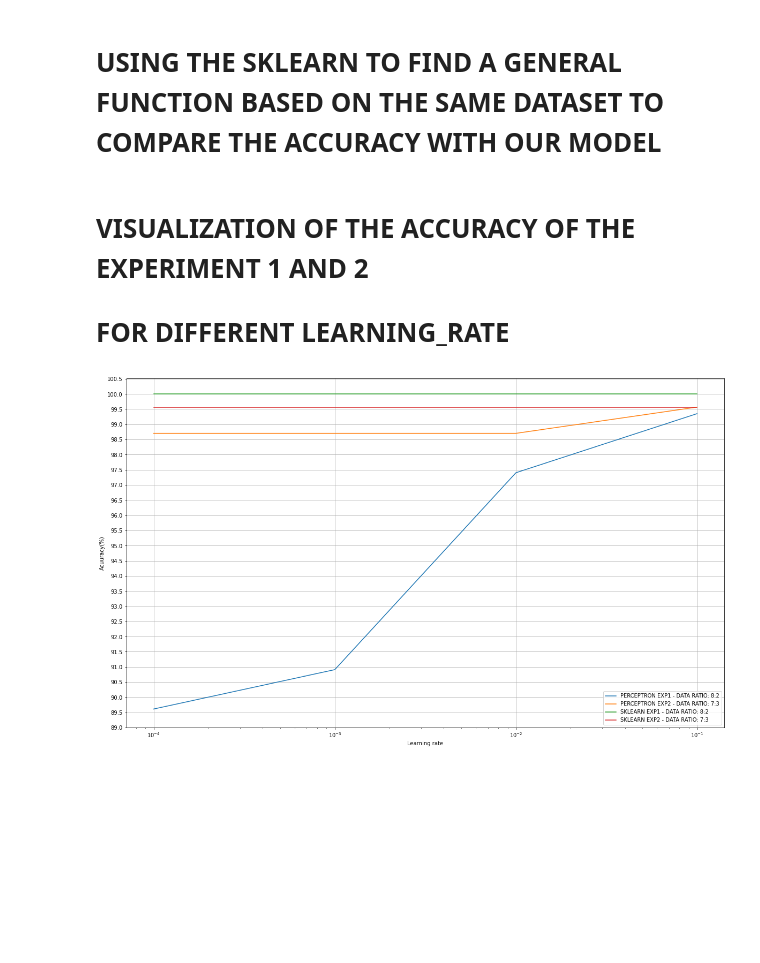
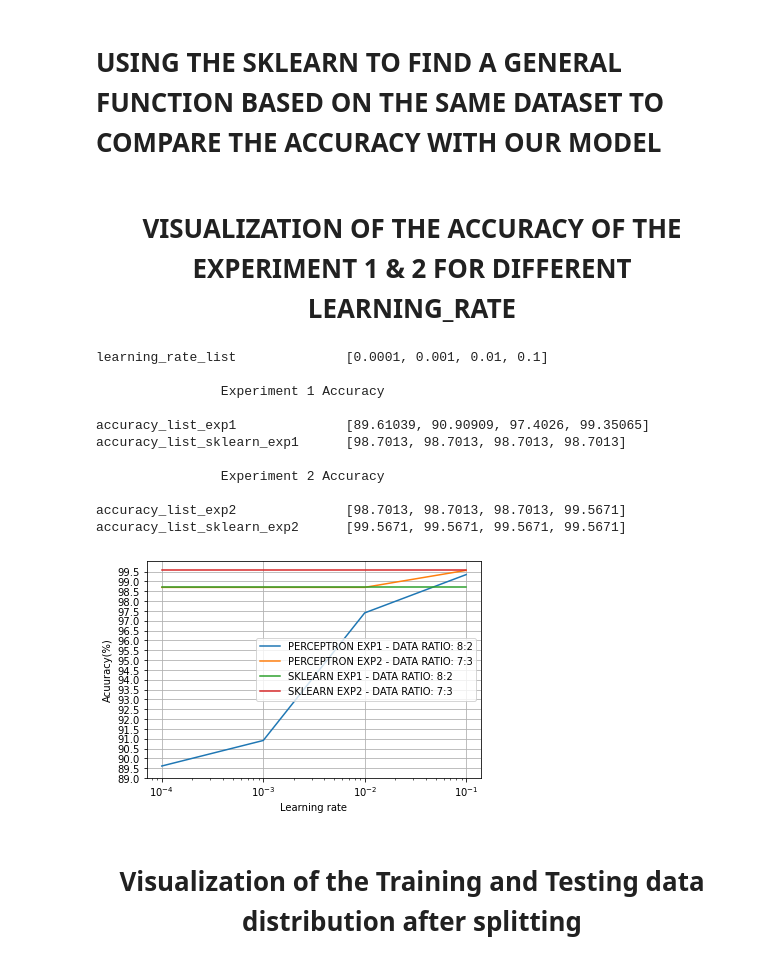
Before and after one commit to bibekalce/Trimester-2, a Jupyter notebook: ASSIGNMENT 1- Perception (A1876371).ipynb, the cells around one changed output. Drawn from its saved outputs; the diff is of its cells as text; code cells hidden in the pictures; blank space fills up the shorter version.

```diff
--- a/ASSIGNMENT 1- Perception (A1876371).ipynb
+++ b/ASSIGNMENT 1- Perception (A1876371).ipynb
@@ -145,17 +140,10 @@ learning_rate_list=[0.0001,0.001,0.01,0.1]
 # %%
-#LIST TO HOLD THE ACCURACY FOR THE CORRESPONDING LEARNING_RATE FOR EXPERIMENT 1
-accuracy_list_exp1=[]
-
 # TRAINING AND TESTING DATA DIVIDED IN THE RATIO OF 8:2
-training_data_exp1, testing_data_exp1 = split_and_standardise_data(data,features,ratio=0.8)
+training_data_exp1, testing_data_exp1,total_positive_count,train_positive_count_exp1,test_positive_count_exp1 = split_and_standardise_data(data,features,ratio=0.8)
 print(f"Size of training data{training_data_exp1.shape} and testing data {testing_data_exp1.shape}\n")
 
-#training the model
-for l_r in learning_rate_list:
-    wt,bias = train_model(training_data_exp1,learning_rate=l_r)
-    print(f"weight={wt}\nbias={bias}")
-    #testing the model for accuracy
-    accuracy_list_exp1.append(test_model(testing_data_exp1,wt,bias))
-    print(f"Accuracy with the learning rate {l_r} is {accuracy_list_exp1[-1]}\n")
+# VARIABLE TO HOLD EXPECTED POSITIVE OUTCOME IN TRAINING AND TESTING DATA FOR VISUALIZATION
+training_data_size_exp1= training_data_exp1.shape[0]
+testing_data_size_exp1= testing_data_exp1.shape[0]
 # %% [output]
 Size of training data(614, 9) and testing data (154, 9)
@@ -181,17 +172,11 @@ Accuracy with the learning rate 0.1 is 99.35065
 # %%
-#LIST TO HOLD THE ACCURACY FOR THE CORRESPONDING LEARNING_RATE FOR EXPERIMENT 2
-accuracy_list_exp2=[]
 
 # TRAINING AND TESTING DATA DIVIDED IN THE RATIO OF 8:2
-training_data_exp2, testing_data_exp2 = split_and_standardise_data(data,features,ratio=0.7)
+training_data_exp2, testing_data_exp2,total_positive_count,train_positive_count_exp2,test_positive_count_exp2 = split_and_standardise_data(data,features,ratio=0.7)
 print(f"Size of training data{training_data_exp2.shape} and testing data {testing_data_exp2.shape}\n")
 
-#training the model
-for l_r in learning_rate_list:
-    wt,bias = train_model(training_data_exp2,learning_rate=l_r)
-    print(f"weight={wt}\nbias={bias}")
-    #testing the model for accuracy
-    accuracy_list_exp2.append(test_model(testing_data_exp2,wt,bias))
-    print(f"Accuracy with the learning rate {l_r} is {accuracy_list_exp2[-1]}\n")
+# VARIABLE TO HOLD EXPECTED POSITIVE OUTCOME IN TRAINING AND TESTING DATA FOR VISUALIZATION
+training_data_size_exp2= training_data_exp2.shape[0]
+testing_data_size_exp2= testing_data_exp2.shape[0]
 # %% [output]
 Size of training data(537, 9) and testing data (231, 9)
@@ -219,43 +205,71 @@ from sklearn.linear_model import Perceptron
 
 # LIST TO HOLD THE ACCURACY OF THE SKLEARN FOR DIFFERENT LEARNING_RATE
 accuracy_list_sklearn_exp1=[]
+
+# EXPERIMENT 1 - SCENARIO
 for l_r in learning_rate_list:
     clf = Perceptron(tol=l_r, random_state=0)
     clf.fit(training_data_exp1[:,:8], training_data_exp1[:,8])
     Perceptron()
-    accuracy_list_sklearn_exp1.append(clf.score(testing_data_exp1[:,:8], testing_data_exp1[:,8])*100)
+    accuracy_list_sklearn_exp1.append(round(clf.score(testing_data_exp1[:,:8], testing_data_exp1[:,8])*100,5))
 
 # LIST TO HOLD THE ACCURACY OF THE SKLEARN FOR DIFFERENT LEARNING_RATE
 accuracy_list_sklearn_exp2=[]
+
+#EXPERIMENT 2- SCENARIO
 for l_r in learning_rate_list:
     clf = Perceptron(tol=l_r, random_state=0)
     clf.fit(training_data_exp2[:,:8], training_data_exp2[:,8])
     Perceptron()
-    accuracy_list_sklearn_exp2.append(clf.score(testing_data_exp2[:,:8], testing_data_exp2[:,8])*100)
+    accuracy_list_sklearn_exp2.append(round(clf.score(testing_data_exp2[:,:8], testing_data_exp2[:,8])*100,5))
 # %% [markdown]
-  # VISUALIZATION OF THE ACCURACY OF THE EXPERIMENT 1 AND 2
-  # FOR DIFFERENT LEARNING_RATE
+  ## <h1><center>VISUALIZATION OF THE ACCURACY OF THE EXPERIMENT 1 & 2 FOR DIFFERENT LEARNING_RATE</center></h1>
+# %%
+print(f"learning_rate_list \t\t{learning_rate_list}\n")
+
+print("\t\tExperiment 1 Accuracy\n")
+print(f"accuracy_list_exp1\t\t{accuracy_list_exp1}")
+print(f"accuracy_list_sklearn_exp1\t{accuracy_list_sklearn_exp1}\n")
+
+print("\t\tExperiment 2 Accuracy\n")
+print(f"accuracy_list_exp2\t\t{accuracy_list_exp2}")
+print(f"accuracy_list_sklearn_exp2\t{accuracy_list_sklearn_exp2}")
+# %% [output]
+learning_rate_list              [0.0001, 0.001, 0.01, 0.1]
+
+                Experiment 1 Accuracy
+
+accuracy_list_exp1              [89.61039, 90.90909, 97.4026, 99.35065]
+accuracy_list_sklearn_exp1      [98.7013, 98.7013, 98.7013, 98.7013]
+
+                Experiment 2 Accuracy
+
+accuracy_list_exp2              [98.7013, 98.7013, 98.7013, 99.5671]
+accuracy_list_sklearn_exp2      [99.5671, 99.5671, 99.5671, 99.5671]
 # %%
+#PLOTING A LINE GRAPH TO VISUALIZE THE ACCURACY FOR DIFFERENT SITUATION
 fig, ax = plt.subplots()
 
 # FIGURE SIZE FOR THE PLOT
 plt.rcParams["figure.figsize"] = (20,12)
 
 # PLOTTING THE ACCURACY FOR THE CORRESPONDING LEARNING RATE FOR OUR MODEL EXPERIMENT 1 AND 2
 ax.semilogx(learning_rate_list, accuracy_list_exp1, label = "PERCEPTRON EXP1 - DATA RATIO: 8:2")
 ax.semilogx(learning_rate_list, accuracy_list_exp2, label = "PERCEPTRON EXP2 - DATA RATIO: 7:3")
 
 # PLOTTING THE ACCURACY FOR THE CORRESPONDING LEARNING RATE FOR SKLEARN EXPERIMENT 1 AND 2
 ax.semilogx(learning_rate_list, accuracy_list_sklearn_exp1, label = "SKLEARN EXP1 - DATA RATIO: 8:2")
 ax.semilogx(learning_rate_list, accuracy_list_sklearn_exp2, label = "SKLEARN EXP2 - DATA RATIO: 7:3")
 #plt.figure(figsize=(8, 6), dpi=80)
 ax.grid()
 
 #plt.xticks(np.arange(0.0001, 0.1, 0.005))
-plt.yticks(np.arange(89, 101, 0.5))
+plt.yticks(np.arange(89, 100, 0.5))
 plt.xlabel("Learning rate")
 plt.ylabel("Acuuracy(%)")
 plt.legend()
 plt.show()
 # %% [output]
-[figure, old version]
+[figure, new version]
+# %% [markdown]
+## <h1><center> Visualization of the Training and Testing data distribution after splitting</center></h1>
```
Also changed, not shown: parts of 18 cells of this notebook.
